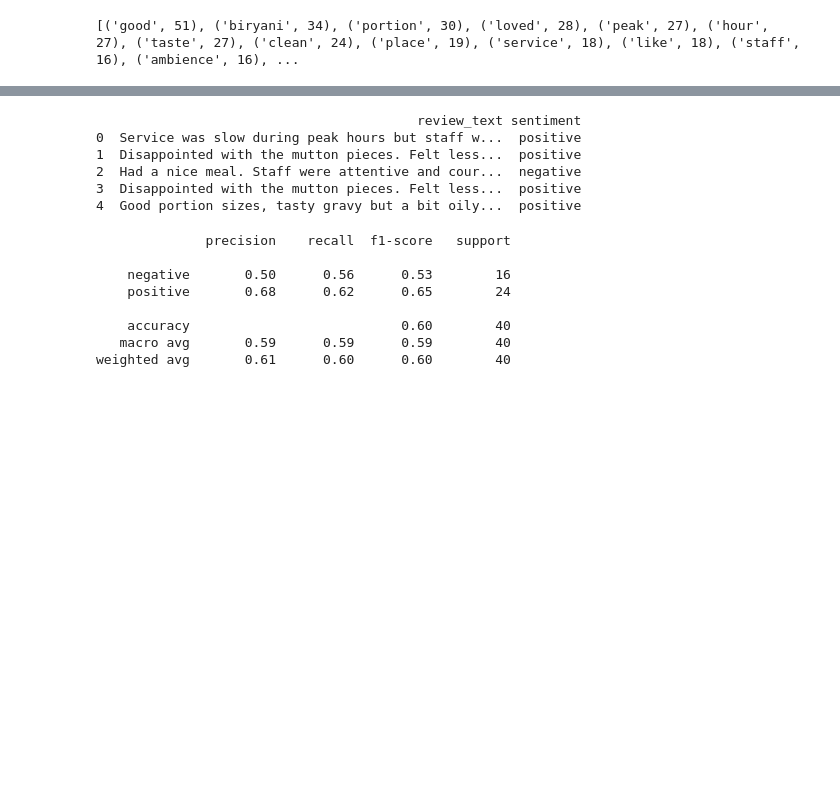
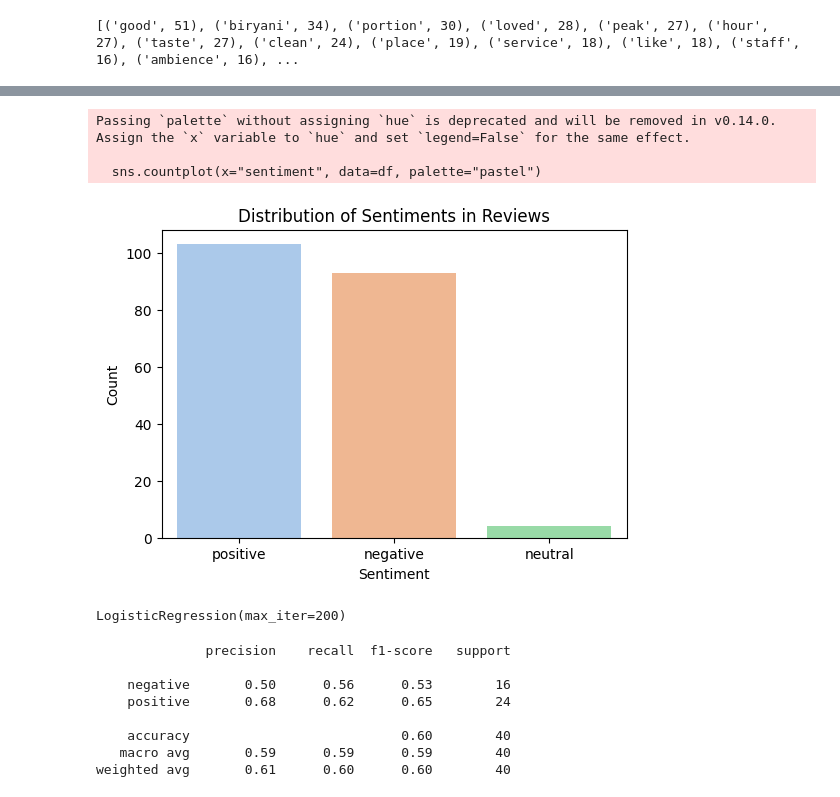
Before and after one commit to nirmalaselvaraj963-sys/ml-work, a Jupyter notebook: NLP.ipynb, the cells around one changed output, grey strips where cells are left out. Drawn from its saved outputs; the diff is of its cells as text; code cells hidden in the pictures; blank space fills up the shorter version.

```diff
--- a/NLP.ipynb
+++ b/NLP.ipynb
@@ -84,18 +84,28 @@ plt.show()
 # %%
-def label_sentiment(score): #Creates a target variable for classification.
-    if score >= 4: return "positive"
-    elif score == 3: return "neutral"
-    else: return "negative"
+def label_sentiment(score):
+    if score >= 4:
+        return "positive"
+    elif score == 3:
+        return "neutral"
+    else:
+        return "negative"
 
 df["sentiment"] = df["rating_overall"].apply(label_sentiment)
-print(df[["review_text","sentiment"]].head())
-# %% [output]
-                                         review_text sentiment
-0  Service was slow during peak hours but staff w...  positive
-1  Disappointed with the mutton pieces. Felt less...  positive
-2  Had a nice meal. Staff were attentive and cour...  negative
-3  Disappointed with the mutton pieces. Felt less...  positive
-4  Good portion sizes, tasty gravy but a bit oily...  positive
+# %%
+import matplotlib.pyplot as plt
+import seaborn as sns
+
+plt.figure(figsize=(6,4))
+sns.countplot(x="sentiment", data=df, palette="pastel")
+plt.title("Distribution of Sentiments in Reviews")
+plt.xlabel("Sentiment")
+plt.ylabel("Count")
+plt.show()
+# %% [output]
+Passing `palette` without assigning `hue` is deprecated and will be removed in v0.14.0. Assign the `x` variable to `hue` and set `legend=False` for the same effect.
+
+  sns.countplot(x="sentiment", data=df, palette="pastel")
+[figure, added]
 # %%
 from sklearn.model_selection import train_test_split
 #Train the model on one set and test on unseen data.
@@ -113,6 +123,8 @@ from sklearn.linear_model import LogisticRegression
 #Learns patterns in reviews and corresponding sentiments.
 model = LogisticRegression(max_iter=200)
 model.fit(X_train_vec, y_train)
+# %% [output]
+LogisticRegression(max_iter=200)
 # %%
 from sklearn.metrics import classification_report
 #See precision, recall, f1-score for sentiment prediction.
```
Also changed, not shown: parts of 1 cell of this notebook.
